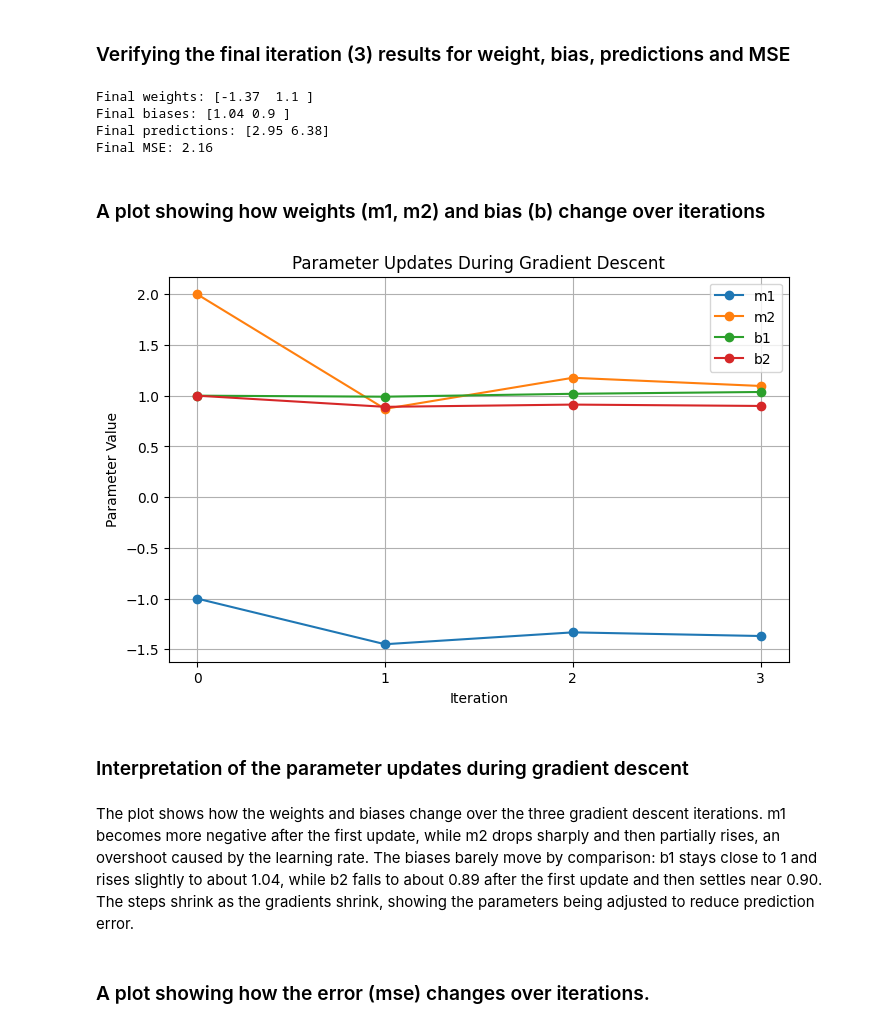
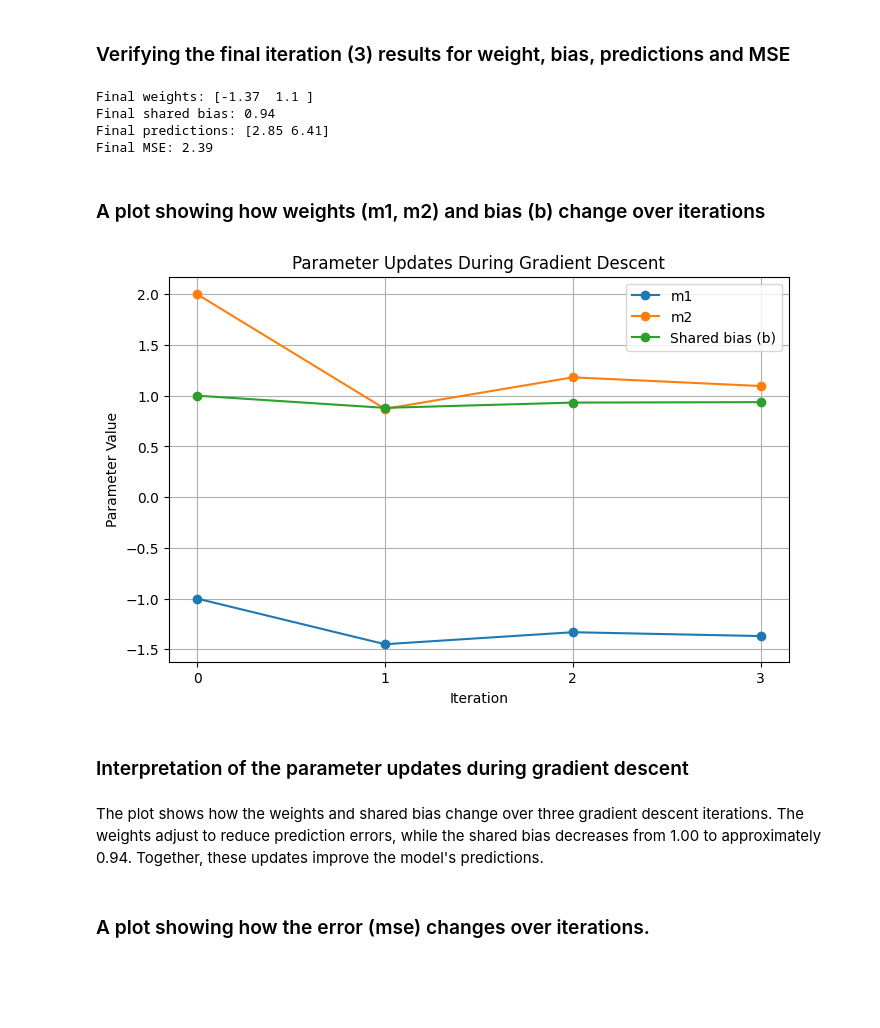
Before and after one commit to L-nsamba/group-1-formative-3-probability-bayes-gradient-descent, a Jupyter notebook: notebooks/Formative_3_(Part_1_3)_merged.ipynb, the cells around one changed output. Drawn from its saved outputs; the diff is of its cells as text; code cells hidden in the pictures; blank space fills up the shorter version.

Commit message:
fix to bias in gradient descent calculation

```diff
--- a/notebooks/Formative_3_Part(1_3)_merged.ipynb
+++ b/notebooks/Formative_3_(Part_1_3)_merged.ipynb
@@ -617,7 +617,7 @@ y = np.array([5, 6], dtype=float)
 
 # Initial weights and bias
 m = np.array([-1, 2], dtype=float)
-b = np.array([1.0, 1.0], dtype=float)
+b = 1.0
 
 # Learning rate and number of iterations
 alpha = 0.01
@@ -645,18 +645,18 @@ Number of iterations: 3
 # %% [markdown]
 ### Definition of the predictions and MSE calculations
 # %%
-# Formula for y_hat from the linear equation y = mx +b
+# Predictions using one shared bias
 y_hat = X @ m + b
 
-# Prediction error
+# Prediction errors
 p_error = y_hat - y
 
-# Mean square error calculation
-mse = np.sum((y_hat - y) ** 2) / n
+# Mean Squared Error
+mse = np.sum(p_error ** 2) / n
 
 print("Initial predictions:", y_hat)
 print("Prediction errors:", p_error)
-print(f"Initial MSE: {mse:.2f}") # 2 decimal places
+print(f"Initial MSE: {mse:.2f}")
 # %% [output]
 Initial predictions: [ 6. 17.]
 Prediction errors: [ 1. 11.]
@@ -665,15 +665,15 @@ Initial MSE: 61.00
 ### Definition of the MSE cost function
 # %%
 def cost_function(params, X, y):
-  # Extracting the weights and bias' from each parameter of the array
+  # Extracting the weights and bias from each parameter of the array
   m1 = params[0]
   m2 = params[1]
-  b1 = params[2]
-  b2 = params[3]
+  b = params[2]
+
 
   # Calculation of the predictions
-  # Each observation has its own bias
-  y_hat = X @ np.array([m1, m2]) + np.array([b1, b2])
+  # The same shared bias is added every observation
+  y_hat = X @ np.array([m1, m2]) + b
 
   # Calculation and retrieving the value of the MSE
   mse = np.sum((y_hat - y) ** 2) / len(y)
@@ -681,8 +681,7 @@ def cost_function(params, X, y):
   return mse
 
 # Combining the inital parameters into one array
-params = np.array([m[0], m[1], b[0], b[1]], dtype=float)
-
+params = np.array([m[0], m[1], b], dtype=float)
 print("Initial cost:", cost_function(params, X, y))
 # %% [output]
 Initial cost: 61.0
@@ -716,15 +713,13 @@ Gradient for b2: 11.00
 # where X[:, 0] and X[:, 1] are the equivalent of x1 and x2 respectively
 dm1 = (2 / n) * np.sum(p_error * X[:, 0])
 dm2 = (2 / n) * np.sum(p_error * X[:, 1])
+db = (2 / n) * np.sum(p_error)
 
-# Each bias is associated with its own observation
-db = (2 / n) * p_error
 
 print(f"Prediction errors: {p_error}")
 print(f"Gradient for m1: {dm1:.2f}")
 print(f"Gradient for m2: {dm2:.2f}")
-print(f"Gradient for b1: {db[0]:.2f}")
-print(f"Gradient for b2: {db[1]:.2f}")
+print(f"Gradient for b: {db:.2f}")
 # %% [output]
 Prediction errors: [ 1. 11.]
 Gradient for m1: 45.00
@@ -817,47 +813,44 @@ final_y_hat = X @ m + b
 final_mse = np.sum((final_y_hat - y) ** 2) / n
 
 print("Final weights:", np.round(m, 2))
-print("Final biases:", np.round(b, 2))
-print(f"Final predictions:", np.round(final_y_hat, 2))
+print(f"Final shared bias: {b:.2f}")
+print("Final predictions:", np.round(final_y_hat, 2))
 print(f"Final MSE: {final_mse:.2f}")
 # %% [output]
 Final weights: [-1.37  1.1 ]
-Final biases: [1.04 0.9 ]
-Final predictions: [2.95 6.38]
-Final MSE: 2.16
+Final shared bias: 0.94
+Final predictions: [2.85 6.41]
+Final MSE: 2.39
 # %% [markdown]
 ### A plot showing how weights (m1, m2) and bias (b) change over iterations
 # %%
 # Plotting parameter updates across iterations
 iteration_numbers = range(len(m_history))
 
 plt.figure(figsize=(8, 5))
 
 # m1 plots
 plt.plot(iteration_numbers, [m[0] for m in m_history], marker='o', label='m1')
 
 # m2 plots
 plt.plot(iteration_numbers, [m[1] for m in m_history], marker='o', label='m2')
 
-# b1 plot
-plt.plot(iteration_numbers,[values[0] for values in b_history], marker='o', label='b1')
-
-# b2 plot
-plt.plot(iteration_numbers,[values[1] for values in b_history], marker='o', label='b2')
+# shared bias
+plt.plot(iteration_numbers, b_history, marker='o', label='Shared bias (b)')
 
 plt.xlabel('Iteration')
 plt.ylabel('Parameter Value')
 plt.title('Parameter Updates During Gradient Descent')
 plt.xticks(iteration_numbers)
 plt.legend()
 plt.grid(True)
 plt.show()
 # %% [output]
-[figure, old version]
+[figure, new version]
 # %% [markdown]
 ### Interpretation of the parameter updates during gradient descent
 # %% [markdown]
-The plot shows how the weights and biases change over the three gradient descent iterations. m1 becomes more negative after the first update, while m2 drops sharply and then partially rises, an overshoot caused by the learning rate. The biases barely move by comparison: b1 stays close to 1 and rises slightly to about 1.04, while b2 falls to about 0.89 after the first update and then settles near 0.90. The steps shrink as the gradients shrink, showing the parameters being adjusted to reduce prediction error.
+The plot shows how the weights and shared bias change over three gradient descent iterations. The weights adjust to reduce prediction errors, while the shared bias decreases from 1.00 to approximately 0.94. Together, these updates improve the model's predictions.
 # %% [markdown]
 ### A plot showing how the error (mse) changes over iterations.
 # %%
```
Also changed, not shown: parts of 29 cells of this notebook, 5 other files.
